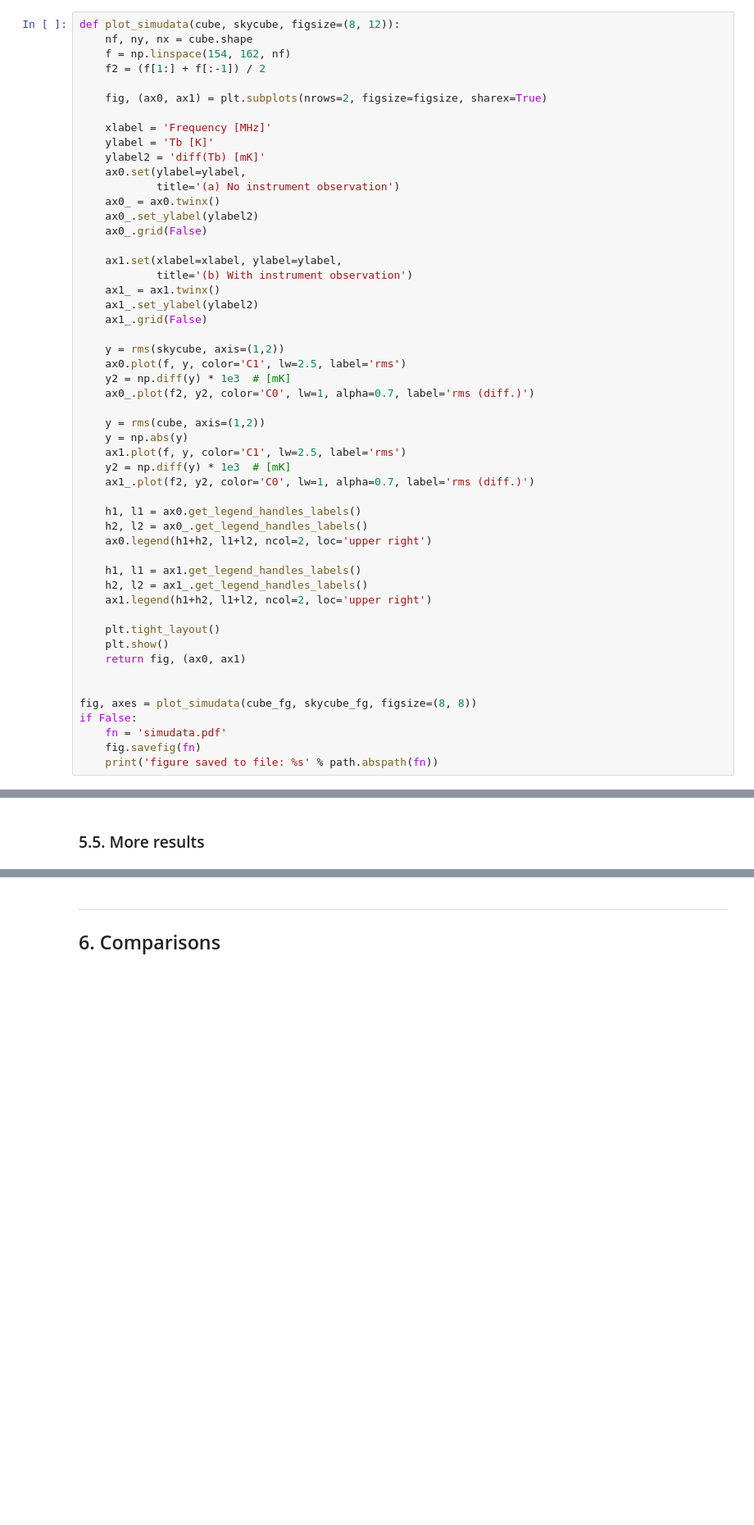
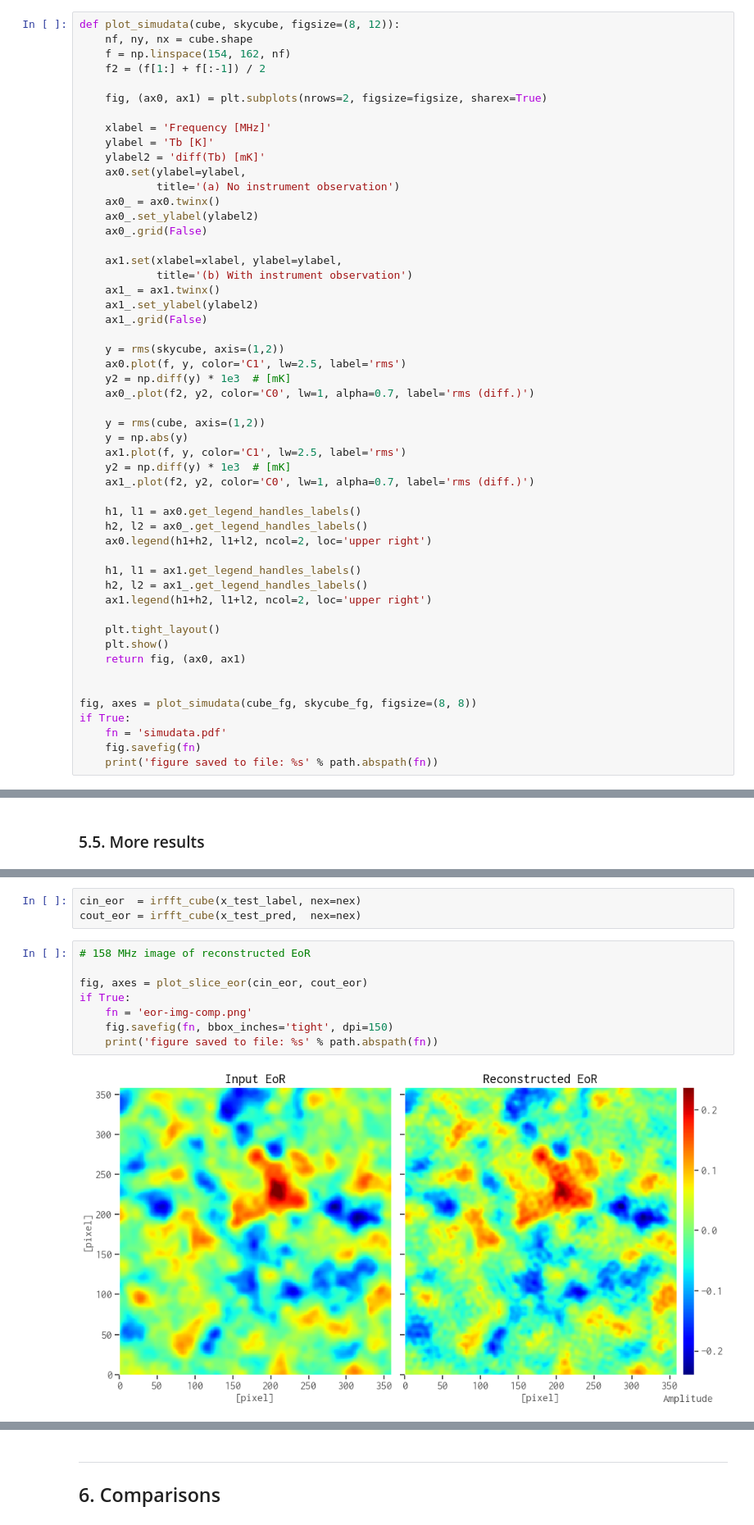
Before and after one commit to liweitianux/cdae-eor, a Jupyter notebook: code/cdae.ipynb, the cells around one changed output, grey strips where cells are left out. Shown at 82% size. Drawn from its saved outputs; the diff is of its cells as text; blank space fills up the shorter version.

```diff
--- a/code/cdae.ipynb
+++ b/code/cdae.ipynb
@@ -458,7 +460,7 @@ def plot_simudata(cube, skycube, figsize=(8, 12)):
 
 
 fig, axes = plot_simudata(cube_fg, skycube_fg, figsize=(8, 8))
-if False:
+if True:
     fn = 'simudata.pdf'
     fig.savefig(fn)
     print('figure saved to file: %s' % path.abspath(fn))
@@ -741,0 +783,13 @@ figure saved to file: /home/aly/git/cdae-eor/code/eor-result.pdf
+# %%
+cin_eor  = irfft_cube(x_test_label, nex=nex)
+cout_eor = irfft_cube(x_test_pred,  nex=nex)
+# %%
+# 158 MHz image of reconstructed EoR
+
+fig, axes = plot_slice_eor(cin_eor, cout_eor)
+if True:
+    fn = 'eor-img-comp.png'
+    fig.savefig(fn, bbox_inches='tight', dpi=150)
+    print('figure saved to file: %s' % path.abspath(fn))
+# %% [output]
+[figure, added]
```
Also changed, not shown: parts of 7 cells of this notebook, 1 other file.
